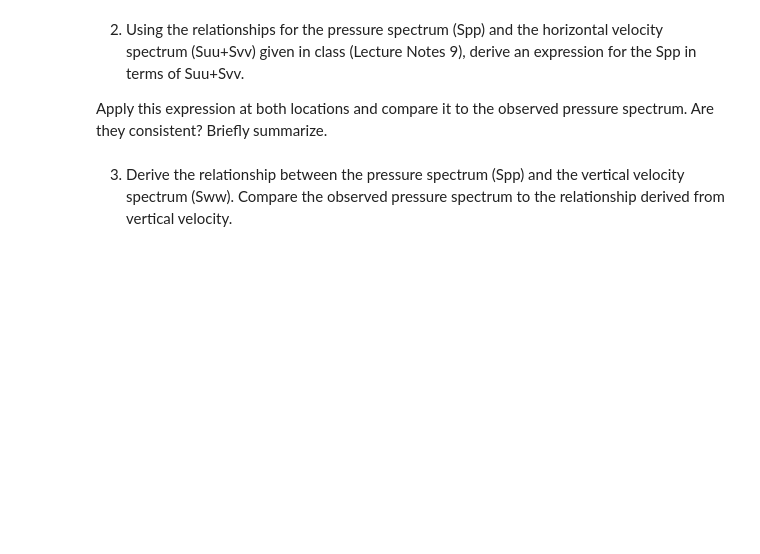
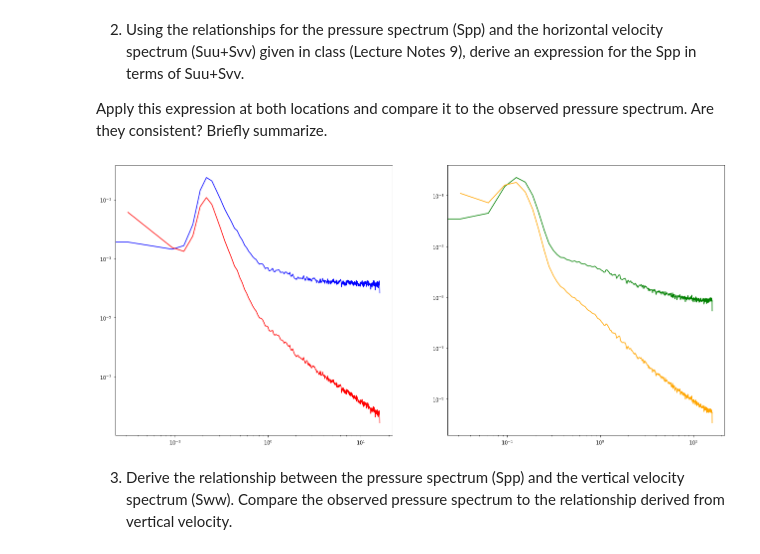
Before and after one commit to Wzesk/waves, a Jupyter notebook: wave_hw/wave _spectrum/wave_spectrum.ipynb, the cells around one changed output. Drawn from its saved outputs; the diff is of its cells as text; code cells hidden in the pictures; blank space fills up the shorter version.

```diff
--- a/wave_hw/wave _spectrum/wave_spectrum.ipynb
+++ b/wave_hw/wave _spectrum/wave_spectrum.ipynb
@@ -55,6 +61,54 @@ plt.show()
 2.	Using the relationships for the pressure spectrum (Spp) and the horizontal velocity spectrum (Suu+Svv) given in class (Lecture Notes 9), derive an expression for the Spp in terms of Suu+Svv.
 
 Apply this expression at both locations and compare it to the observed pressure spectrum.  Are they consistent? Briefly summarize.
+# %%
+#derive Spp from Suu and Svv
+def uu_to_pp(uu,f):
+    return uu / (f**2)  / 100
+    """
+    amplitude = energy --- frequency = wave period (convert from htz to seconds)  so convert f(freq) to w omega which is wave
+    freq 1/period
+    omega = 2*pi * period
+    pxx is energy = proportionate to ada**2
+    W**2
+    f=1/t
+    w=2pi/t
+
+    W**2 = (aw)**2
+    """
+
+
+fig, (ax0,ax1) = plt.subplots(1, 2,figsize=(22, 10))
+i=0
+plots = fig.get_axes()
+titles = ["Pressure","U vel","V vel","W vel"]#dn,P,u,v,w
+
+f, CB_Pxx_den = signal.welch(CB_data[2], 32, nperseg=1024)
+plots[0].loglog(f, CB_Pxx_den,color="blue")
+
+f, MV_Pxx_den = signal.welch(MV_data[2], 32, nperseg=1024)
+plots[1].loglog(f, MV_Pxx_den,color="green")
+
+pp_CB_Pxx_den = CB_Pxx_den
+for i in range(len(Pxx_den)):
+    pp_CB_Pxx_den[i] = uu_to_pp(CB_Pxx_den[i],f[i])
+
+plots[0].loglog(f, pp_CB_Pxx_den,color="red")
+
+pp_MV_Pxx_den = MV_Pxx_den
+for i in range(len(Pxx_den)):
+    pp_MV_Pxx_den[i] = uu_to_pp(MV_Pxx_den[i],f[i])
+plots[1].loglog(f, pp_MV_Pxx_den,color="orange")
+
+"""
+ax1.set_title('Welch Settings:')
+ax1.set_ylabel('')  # overwrite the y-label added by `psd`
+ax1.grid(True)
+#ax7.set_xlim(-10, 20)
+"""
+plt.show()
+# %% [output]
+[figure, added]
 # %% [markdown]
 3.	Derive the relationship between the pressure spectrum (Spp) and the vertical velocity spectrum (Sww).  Compare the observed pressure spectrum to the relationship derived from vertical velocity.
 # %% [markdown]
```
Also changed, not shown: parts of 3 cells of this notebook, 2 other files.
